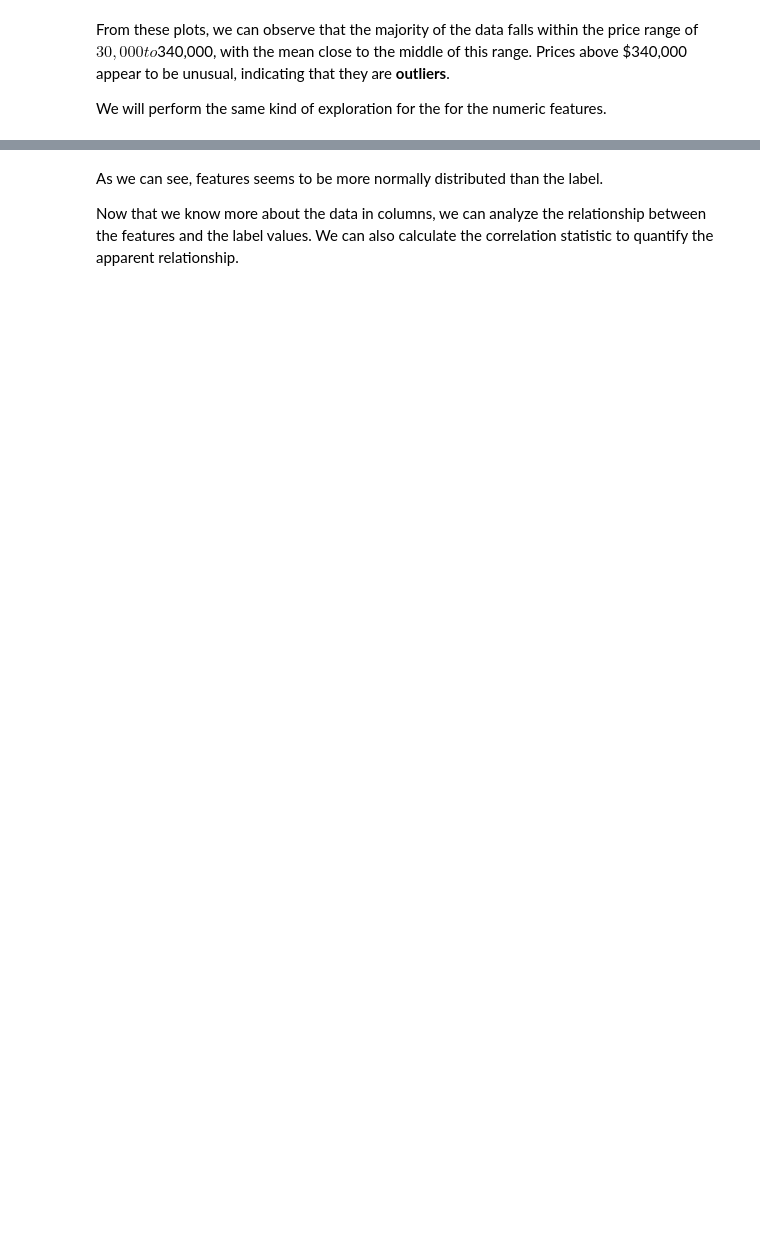
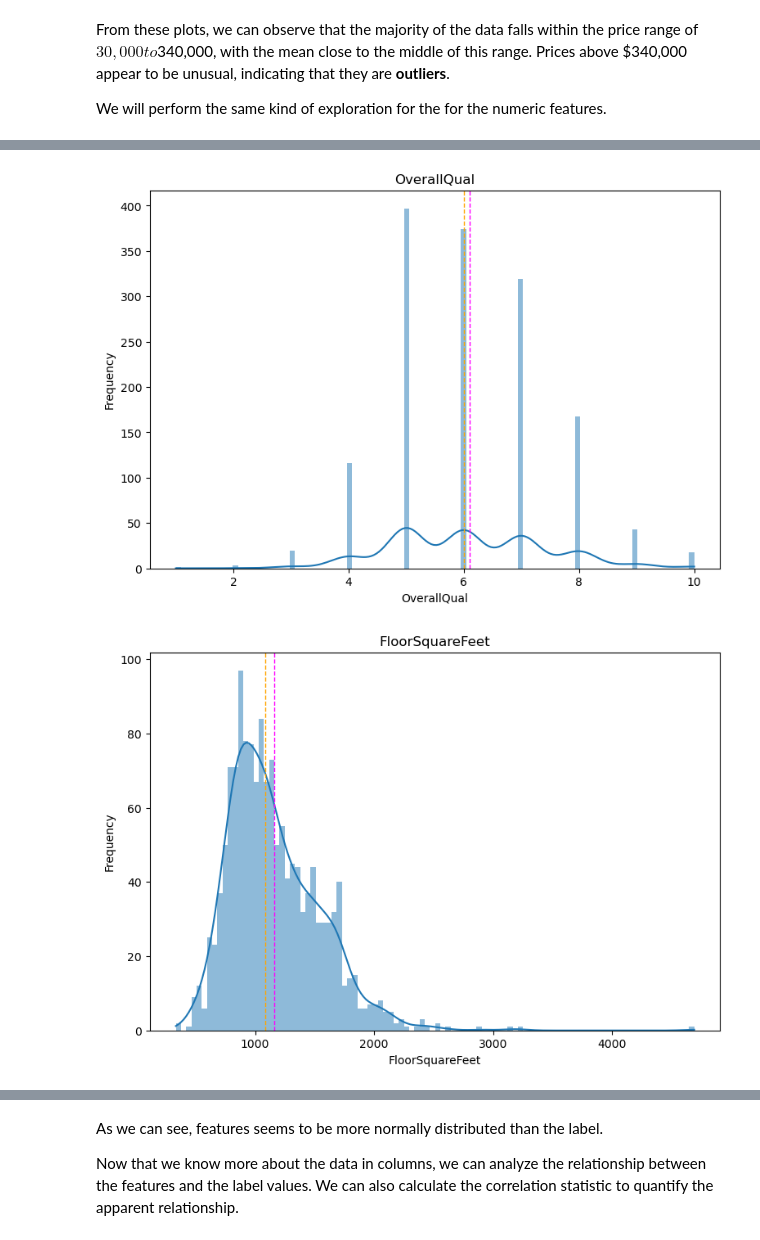
Before and after one commit to carlosopr/g-labs, a Jupyter notebook: project01/house_prices.ipynb, the cells around one changed output, grey strips where cells are left out. Saved outputs shown, nothing was run; the diff lists cells and outputs as text; code cells hidden in the pictures; blank space fills up the shorter version.

```diff
--- a/project01/house_prices.ipynb
+++ b/project01/house_prices.ipynb
@@ -130,16 +115,3 @@ fig.show()
 From these plots, we can observe that the majority of the data falls within the price range of $30,000 to $340,000, with the mean close to the middle of this range. Prices above $340,000 appear to be unusual, indicating that they are **outliers**.
 
 We will perform the same kind of exploration for the for the numeric features.
-# %%
-import seaborn as sns
-
-features = ['OverallQual','FloorSquareFeet','TotalRooms','YearBuilt','LotFrontage']
-
-for col in features:
-    fig, ax = plt.subplots(figsize=(9, 6))
-    sns.histplot(data=df[col], ax=ax, kde=True, bins=100, edgecolor='none')
-    ax.axvline(df[col].mean(), color='magenta', linestyle='dashed', linewidth=1)
-    ax.axvline(df[col].median(), color='orange', linestyle='dashed', linewidth=1)
-    ax.set_ylabel('Frequency')
-    ax.set_title(col)
-plt.show()
@@ -151,0 +118,8 @@ plt.show()
+# %%
+features = ['OverallQual','FloorSquareFeet','TotalRooms','YearBuilt','LotFrontage']
+
+for col in features:
+    DataPlotter.plot_features(df, feature=col)
+# %% [output]
+[figure, added]
+[figure, added]
```
Also changed, not shown: parts of 15 cells of this notebook, 2 other files.
